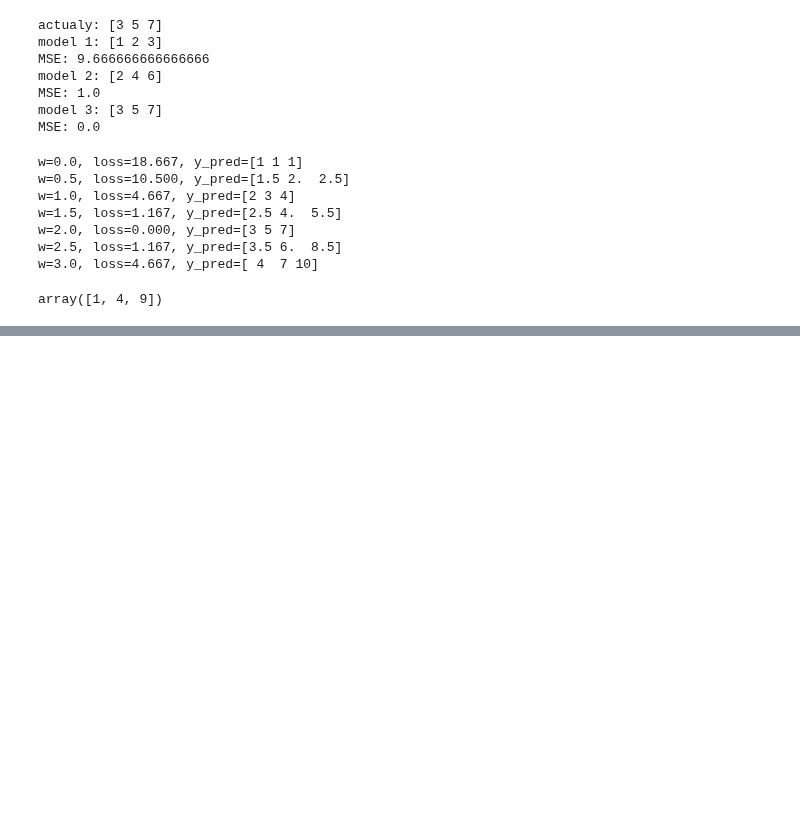
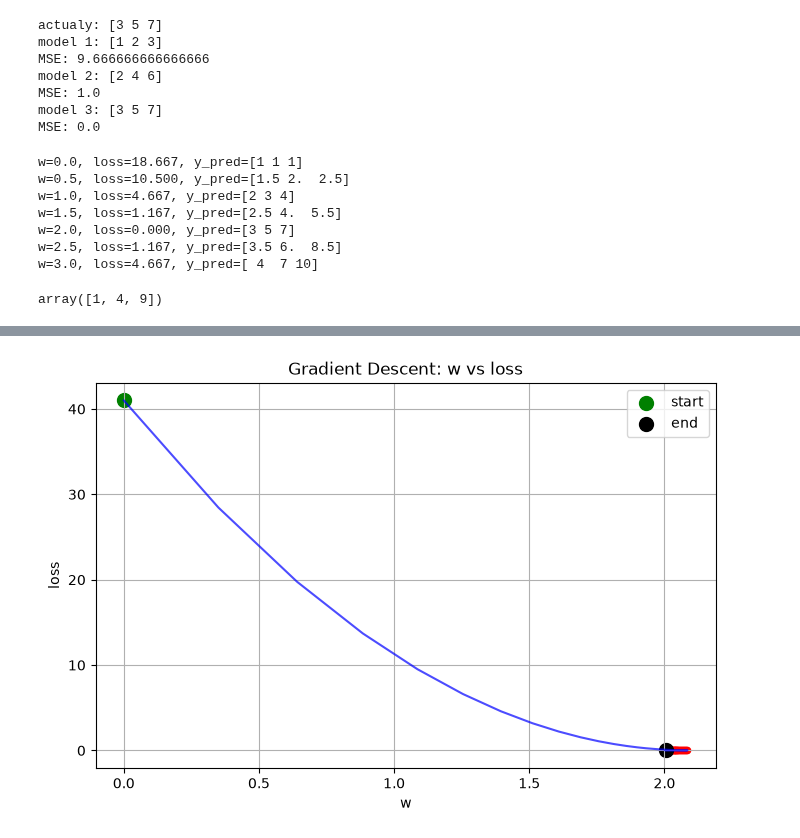
Before and after one commit to Kimchi-2025/big0611, a Jupyter notebook: py/AI_Learning/ML_day1.ipynb, the cells around one changed output, grey strips where cells are left out. Cells and saved outputs as stored; diff of their text form; code cells hidden in the pictures; blank space fills up the shorter version.

```diff
--- a/py/AI_Learning/ML_day1.ipynb
+++ b/py/AI_Learning/ML_day1.ipynb
@@ -173,0 +302,7 @@ array([1, 4, 9])
+# %%
+learning_rate = 0.01
+
+w = w - learning_rate * dw
+b = b - learning_rate * db
+
+y_pred = w * x + b
@@ -173,0 +370,88 @@ array([1, 4, 9])
+# %%
+import numpy as np
+import matplotlib.pyplot as plt
+
+# 데이터
+x = np.array([1., 2., 3., 4.])
+y = np.array([3., 5., 7., 9.])
+
+# 초기 parameter
+w = 0.0
+b = 0.0
+
+# hyperparameter
+learning_rate = 0.01
+epochs = 1000
+
+n = len(x)
+
+# 기록용
+w_history = []
+b_history = []
+loss_history = []
+
+for epoch in range(epochs):
+
+    # 1. prediction
+    y_pred = w * x + b
+
+    # 2. loss
+    loss = np.mean((y_pred - y) ** 2)
+
+    # 기록
+    w_history.append(w)
+    b_history.append(b)
+    loss_history.append(loss)
+
+    # 3. gradient
+    dw = (2 / n) * np.sum((y_pred - y) * x)
+    db = (2 / n) * np.sum(y_pred - y)
+
+    # 4. parameter update
+    w = w - learning_rate * dw
+    b = b - learning_rate * db
+
+
+# -----------------------
+# 그래프
+# -----------------------
+
+plt.figure(figsize=(8, 5))
+
+plt.plot(w_history, loss_history, color="blue", alpha=0.7)
+
+# 각 epoch의 점
+plt.scatter(
+    w_history[::20],
+    loss_history[::20],
+    color="red",
+    s=20
+)
+
+# 시작점
+plt.scatter(
+    w_history[0],
+    loss_history[0],
+    color="green",
+    s=100,
+    label="start"
+)
+
+# 마지막점
+plt.scatter(
+    w_history[-1],
+    loss_history[-1],
+    color="black",
+    s=100,
+    label="end"
+)
+
+plt.xlabel("w")
+plt.ylabel("loss")
+plt.title("Gradient Descent: w vs loss")
+plt.legend()
+plt.grid()
+
+plt.show()
+# %% [output]
+[figure, added]
```
Also changed, not shown: parts of 39 cells of this notebook, 5 other files.
